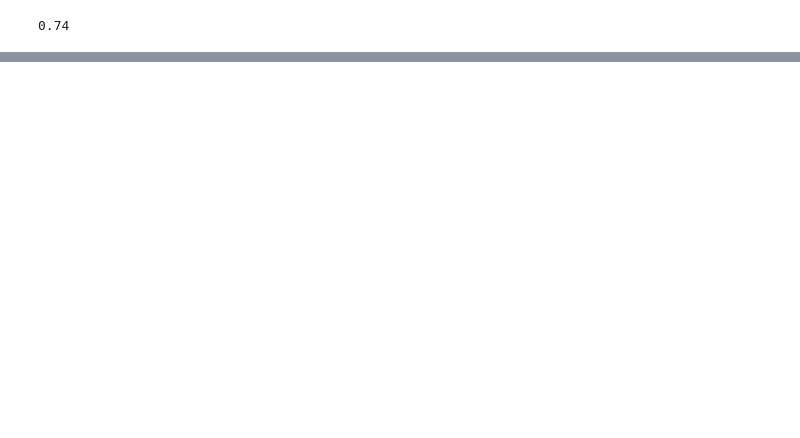
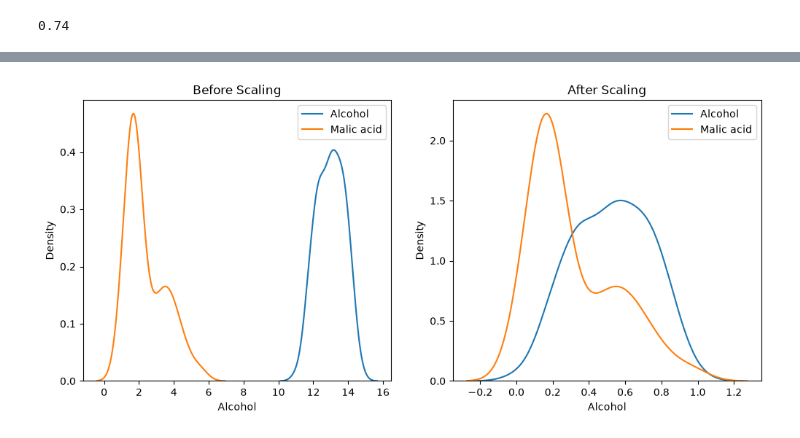
Before and after one commit to GouravSinghDosad/Data-Science-Practice, a Jupyter notebook: 4. Machine Learning/ML7 Feature Scaling - Normalization.ipynb, the cells around one changed output, grey strips where cells are left out. Drawn from its saved outputs; the diff is of its cells as text; code cells hidden in the pictures; blank space fills up the shorter version.

```diff
--- a/4. Machine Learning/ML7 Feature Scaling - Normalization.ipynb
+++ b/4. Machine Learning/ML7 Feature Scaling - Normalization.ipynb
@@ -17,0 +80,16 @@ sb.kdeplot(df['Malic acid'], color= "Green")
+# %%
+fig, (ax1, ax2) = plt.subplots(ncols= 2, figsize= (12, 5))
+
+ax1.set_title("Before Scaling")
+sb.kdeplot(X_train["Alcohol"], ax= ax1, label= "Alcohol")
+sb.kdeplot(X_train["Malic acid"], ax= ax1, label= "Malic acid")
+ax1.legend()
+
+sb.kdeplot(X_train_scaled_1["Alcohol"], ax= ax2, label= "Alcohol")
+sb.kdeplot(X_train_scaled_1["Malic acid"], ax= ax2, label= "Malic acid")
+ax2.set_title("After Scaling")
+
+ax2.legend()
+plt.show()
+# %% [output]
+[figure, added]
```
Also changed, not shown: parts of 14 cells of this notebook, 2 other files.
